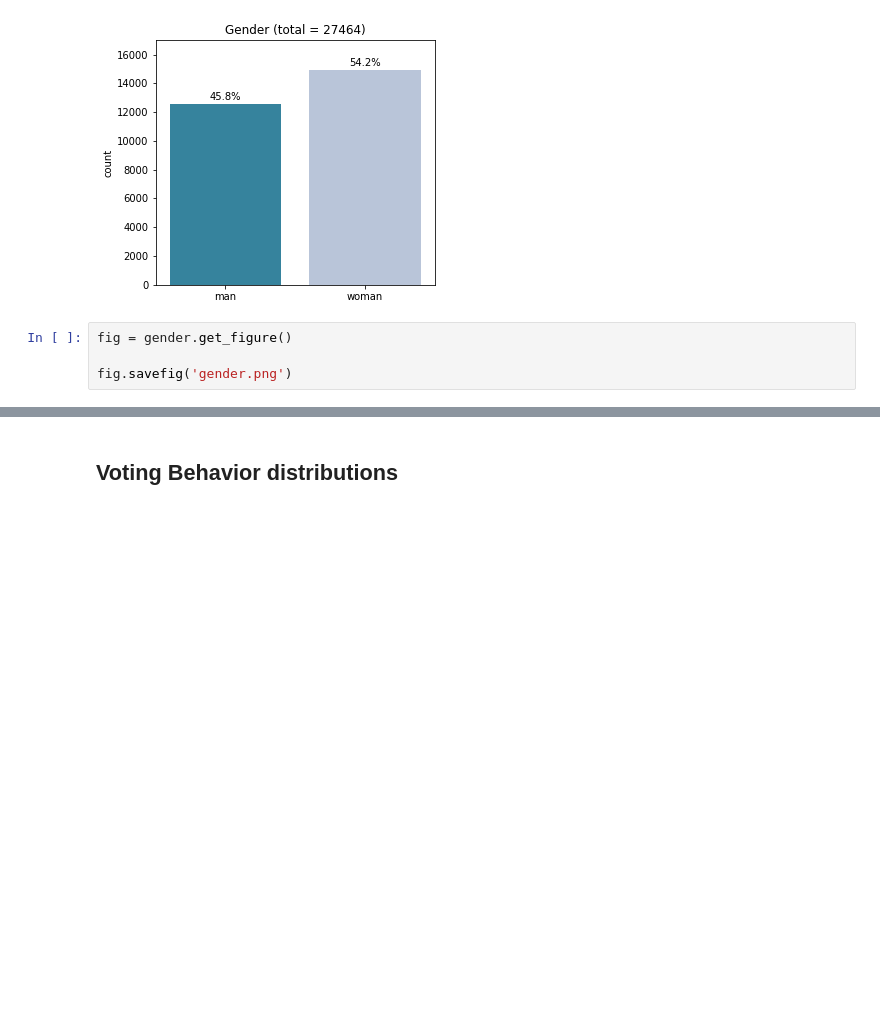
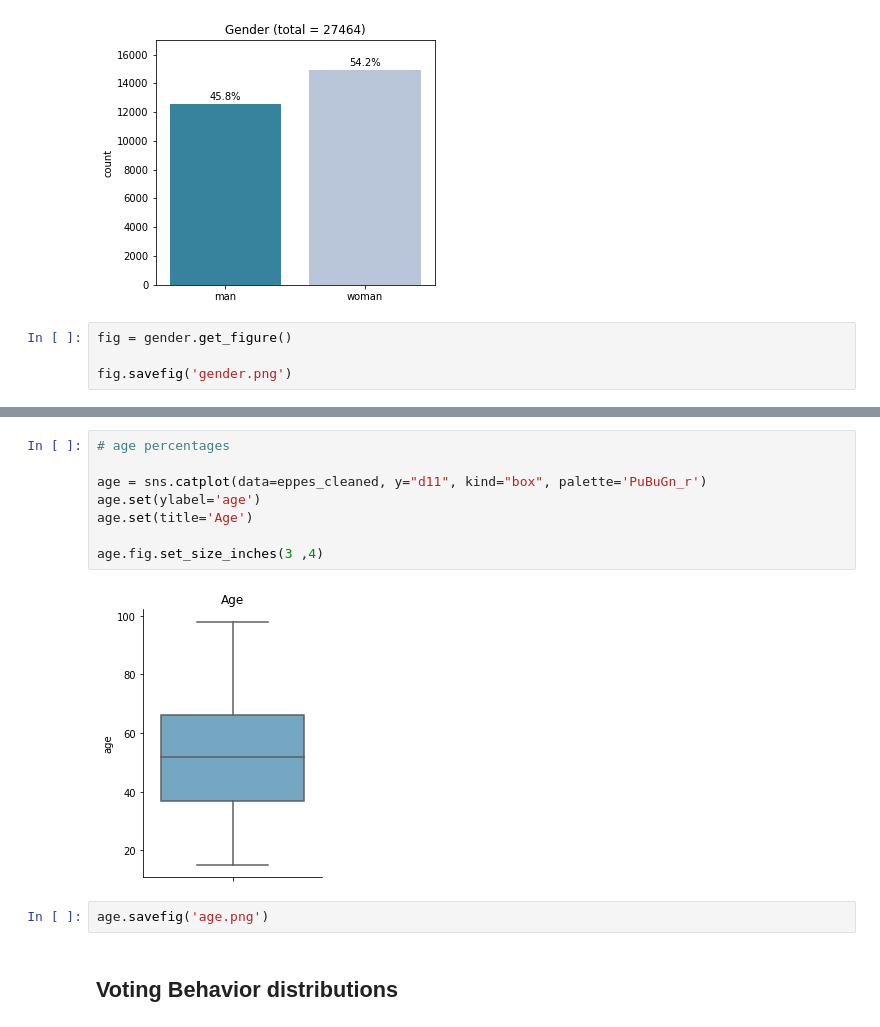
Before and after one commit to OskarKrafft/Machine-Learning-Project, a Jupyter notebook: notebooks/02_Data_Exploration_Visualisation.ipynb, the cells around one changed output, grey strips where cells are left out. Drawn from its saved outputs; the diff is of its cells as text; blank space fills up the shorter version.

```diff
--- a/notebooks/02_Data_Exploration_Visualisation.ipynb
+++ b/notebooks/02_Data_Exploration_Visualisation.ipynb
@@ -178,3 +192,15 @@ fig.savefig('gender.png')
+# %%
+# age percentages
+
+age = sns.catplot(data=eppes_cleaned, y="d11", kind="box", palette='PuBuGn_r')
+age.set(ylabel='age')
+age.set(title='Age')
+
+age.fig.set_size_inches(3 ,4)
+# %% [output]
+[figure, added]
+# %%
+age.savefig('age.png')
 # %% [markdown]
 ## Voting Behavior distributions
 # %% [markdown]
```
Also changed, not shown: parts of 3 cells of this notebook.
